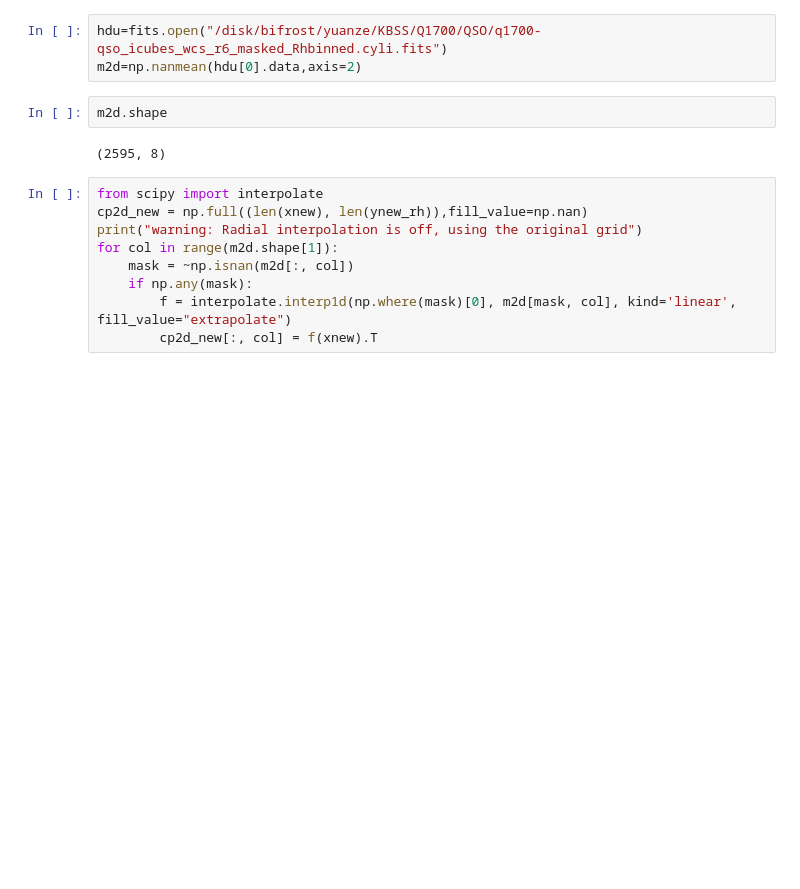
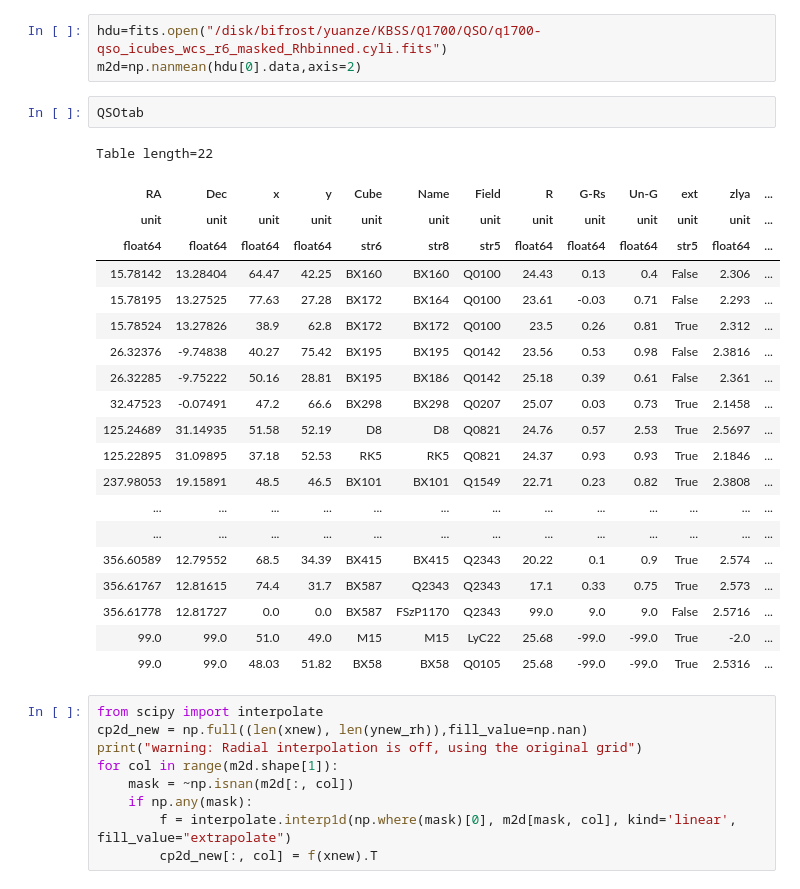
Before and after one commit to yuanzeding/KBSS_DataAnalysis, a Jupyter notebook: stack_analysis/stacking.ipynb, the cells around one changed output. Cells and saved outputs as stored; diff of their text form; blank space fills up the shorter version.

```diff
--- a/stack_analysis/stacking.ipynb
+++ b/stack_analysis/stacking.ipynb
@@ -1001,9 +1003,28 @@ QSOtab=qsos
 hdu=fits.open("/disk/bifrost/yuanze/KBSS/Q1700/QSO/q1700-qso_icubes_wcs_r6_masked_Rhbinned.cyli.fits")
 m2d=np.nanmean(hdu[0].data,axis=2)
 # %%
-m2d.shape
+QSOtab
 # %% [output]
-(2595, 8)
+Table length=22
+| RA | Dec | x | y | Cube | Name | Field | R | G-Rs | Un-G | ext | zlya | ... |
+| unit | unit | unit | unit | unit | unit | unit | unit | unit | unit | unit | unit | ... |
+| float64 | float64 | float64 | float64 | str6 | str8 | str5 | float64 | float64 | float64 | str5 | float64 | ... |
+| 15.78142 | 13.28404 | 64.47 | 42.25 | BX160 | BX160 | Q0100 | 24.43 | 0.13 | 0.4 | False | 2.306 | ... |
+| 15.78195 | 13.27525 | 77.63 | 27.28 | BX172 | BX164 | Q0100 | 23.61 | -0.03 | 0.71 | False | 2.293 | ... |
+| 15.78524 | 13.27826 | 38.9 | 62.8 | BX172 | BX172 | Q0100 | 23.5 | 0.26 | 0.81 | True | 2.312 | ... |
+| 26.32376 | -9.74838 | 40.27 | 75.42 | BX195 | BX195 | Q0142 | 23.56 | 0.53 | 0.98 | False | 2.3816 | ... |
+| 26.32285 | -9.75222 | 50.16 | 28.81 | BX195 | BX186 | Q0142 | 25.18 | 0.39 | 0.61 | False | 2.361 | ... |
+| 32.47523 | -0.07491 | 47.2 | 66.6 | BX298 | BX298 | Q0207 | 25.07 | 0.03 | 0.73 | True | 2.1458 | ... |
+| 125.24689 | 31.14935 | 51.58 | 52.19 | D8 | D8 | Q0821 | 24.76 | 0.57 | 2.53 | True | 2.5697 | ... |
+| 125.22895 | 31.09895 | 37.18 | 52.53 | RK5 | RK5 | Q0821 | 24.37 | 0.93 | 0.93 | True | 2.1846 | ... |
+| 237.98053 | 19.15891 | 48.5 | 46.5 | BX101 | BX101 | Q1549 | 22.71 | 0.23 | 0.82 | True | 2.3808 | ... |
+| ... | ... | ... | ... | ... | ... | ... | ... | ... | ... | ... | ... | ... |
+| ... | ... | ... | ... | ... | ... | ... | ... | ... | ... | ... | ... | ... |
+| 356.60589 | 12.79552 | 68.5 | 34.39 | BX415 | BX415 | Q2343 | 20.22 | 0.1 | 0.9 | True | 2.574 | ... |
+| 356.61767 | 12.81615 | 74.4 | 31.7 | BX587 | Q2343 | Q2343 | 17.1 | 0.33 | 0.75 | True | 2.573 | ... |
+| 356.61778 | 12.81727 | 0.0 | 0.0 | BX587 | FSzP1170 | Q2343 | 99.0 | 9.0 | 9.0 | False | 2.5716 | ... |
+| 99.0 | 99.0 | 51.0 | 49.0 | M15 | M15 | LyC22 | 25.68 | -99.0 | -99.0 | True | -2.0 | ... |
+| 99.0 | 99.0 | 48.03 | 51.82 | BX58 | BX58 | Q0105 | 25.68 | -99.0 | -99.0 | True | 2.5316 | ... |
 # %%
 from scipy import interpolate
 cp2d_new = np.full((len(xnew), len(ynew_rh)),fill_value=np.nan)
```
Also changed, not shown: parts of 2 cells of this notebook, 6 other files.
